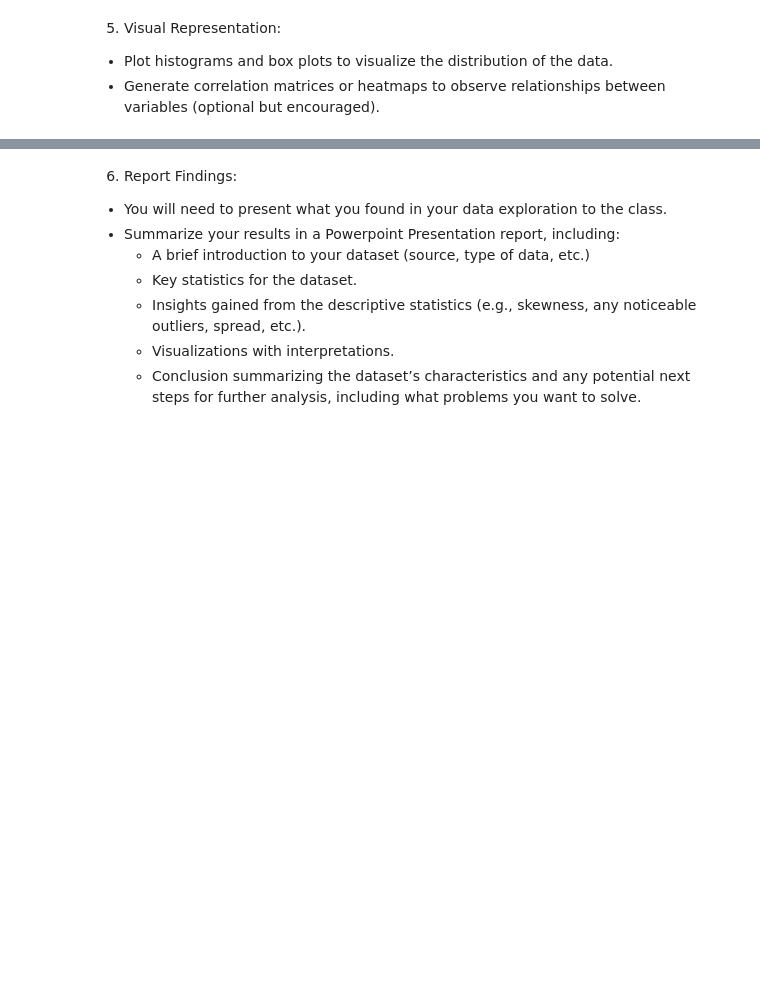
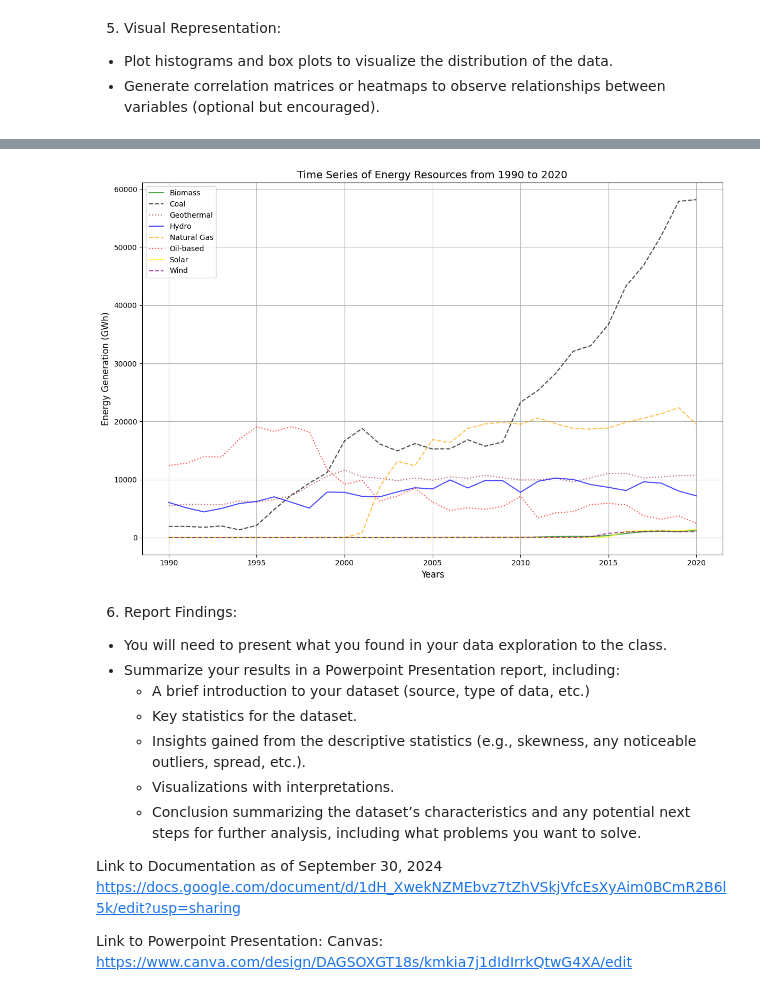
Before and after one commit to PTMAbellana/MidtermActivity, a Jupyter notebook: data_exploration.ipynb, the cells around one changed output, grey strips where cells are left out. Drawn from its saved outputs; the diff is of its cells as text; code cells hidden in the pictures; blank space fills up the shorter version.

```diff
--- a/data_exploration.ipynb
+++ b/data_exploration.ipynb
@@ -159,0 +232,33 @@ plt.show()
+# %%
+# import pandas as pd
+# import matplotlib.pyplot as plt
+
+# df = pd.read_csv('PowerGeneration.csv')
+
+# for column in df.columns[1:]:
+#     df[column] = df[column].replace(',', '', regex=True).astype(float)
+
+plt.figure(figsize=(12, 8))
+
+plt.plot(df['Years'], df['Biomass'], label='Biomass', color='green', linestyle='-', alpha=0.7)
+plt.plot(df['Years'], df['Coal'], label='Coal', color='black', linestyle='--', alpha=0.7)
+plt.plot(df['Years'], df['Geothermal'], label='Geothermal', color='brown', linestyle=':', alpha=0.7)
+plt.plot(df['Years'], df['Hydro'], label='Hydro', color='blue', linestyle='-', alpha=0.7)
+plt.plot(df['Years'], df['Natural Gas'], label='Natural Gas', color='orange', linestyle='--', alpha=0.7)
+plt.plot(df['Years'], df['Oil-based'], label='Oil-based', color='red', linestyle=':', alpha=0.7)
+plt.plot(df['Years'], df['Solar'], label='Solar', color='yellow', linestyle='-', alpha=0.7)
+plt.plot(df['Years'], df['Wind'], label='Wind', color='purple', linestyle='--', alpha=0.7)
+
+plt.title('Time Series of Energy Resources from 1990 to 2020', fontsize=14)
+plt.xlabel('Years', fontsize=12)
+plt.ylabel('Energy Generation (GWh)', fontsize=12)
+
+plt.legend(loc='upper left')
+
+plt.grid(True)
+
+plt.tight_layout()
+
+plt.show()
+# %% [output]
+[figure, added]
@@ -166,3 +314,9 @@ plt.show()
     - Insights gained from the descriptive statistics (e.g., skewness, any noticeable outliers, spread, etc.).
     - Visualizations with interpretations.
     - Conclusion summarizing the dataset’s characteristics and any potential next steps for further analysis, including what problems you want to solve.
+
+Link to Documentation as of September 30, 2024
+https://docs.google.com/document/d/1dH_XwekNZMEbvz7tZhVSkjVfcEsXyAim0BCmR2B6l5k/edit?usp=sharing
+
+Link to Powerpoint Presentation:
+Canvas: https://www.canva.com/design/DAGSOXGT18s/kmkia7j1dIdIrrkQtwG4XA/edit
```
Also changed, not shown: parts of 12 cells of this notebook.
